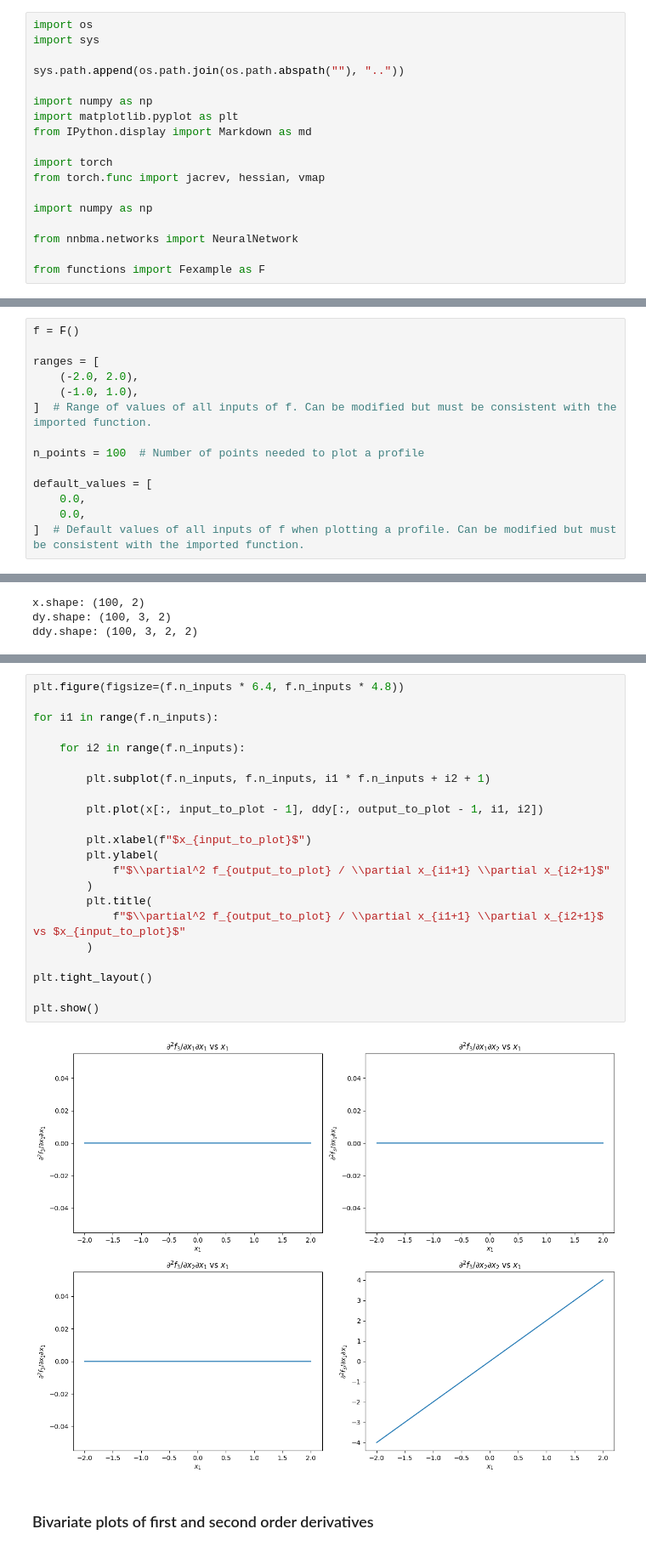
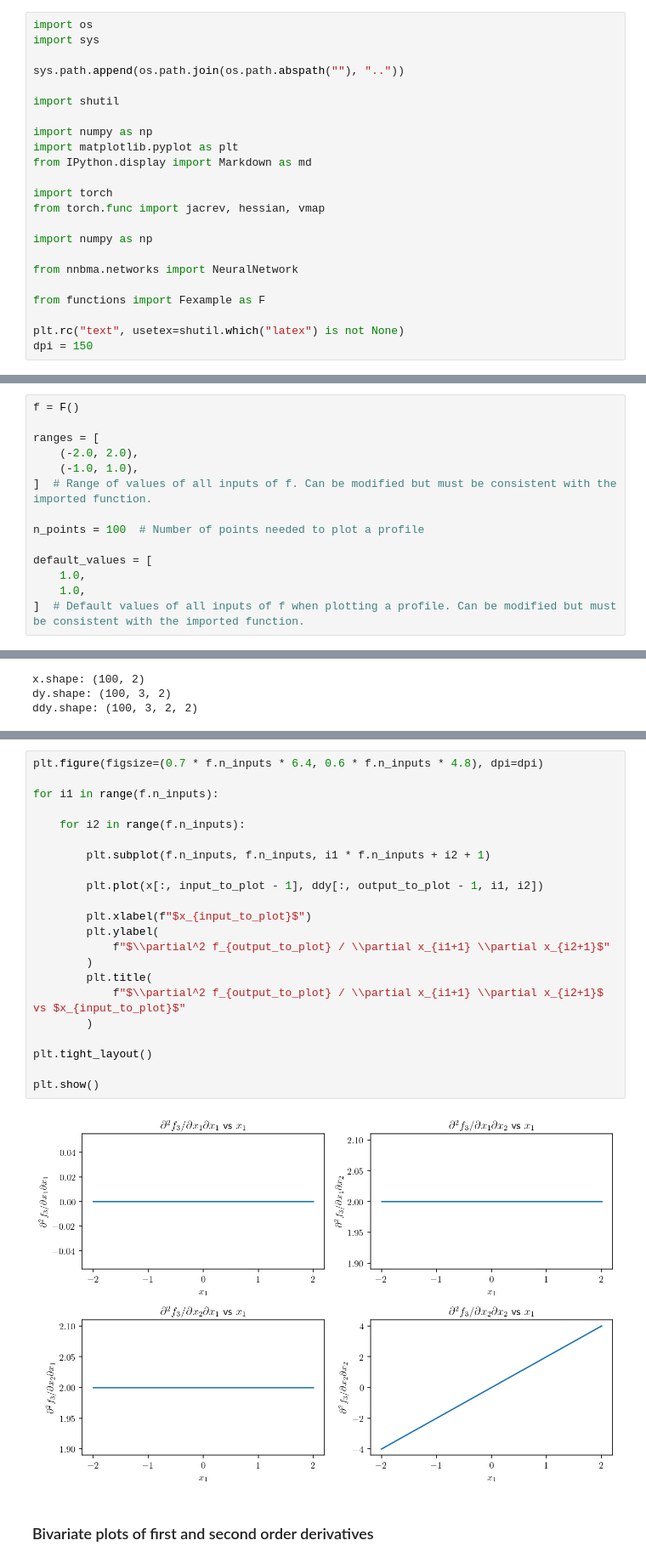
Before and after one commit to einigl/ism-model-nn-approximation, a Jupyter notebook: examples/derivatives.ipynb, the cells around one changed output, grey strips where cells are left out. Shown at 85% size. Saved outputs shown, nothing was run; the diff lists cells and outputs as text.

```diff
--- a/examples/derivatives.ipynb
+++ b/examples/derivatives.ipynb
@@ -7,6 +7,8 @@ import os
 import sys
 
 sys.path.append(os.path.join(os.path.abspath(""), ".."))
+
+import shutil
 
 import numpy as np
 import matplotlib.pyplot as plt
@@ -20,6 +22,9 @@ import numpy as np
 from nnbma.networks import NeuralNetwork
 
 from functions import Fexample as F
+
+plt.rc("text", usetex=shutil.which("latex") is not None)
+dpi = 150
 # %% [markdown]
 ## Introduction to differentiation with PyTorch
 
@@ -51,8 +56,8 @@ ranges = [
 n_points = 100  # Number of points needed to plot a profile
 
 default_values = [
-    0.0,
-    0.0,
+    1.0,
+    1.0,
 ]  # Default values of all inputs of f when plotting a profile. Can be modified but must be consistent with the imported function.
 # %% [markdown]
 ## Loading of the trained network
@@ -128,27 +133,27 @@ plt.show()
 # %%
-plt.figure(figsize=(f.n_inputs * 6.4, f.n_inputs * 4.8))
+plt.figure(figsize=(0.7 * f.n_inputs * 6.4, 0.6 * f.n_inputs * 4.8), dpi=dpi)
 
 for i1 in range(f.n_inputs):
 
     for i2 in range(f.n_inputs):
 
         plt.subplot(f.n_inputs, f.n_inputs, i1 * f.n_inputs + i2 + 1)
 
         plt.plot(x[:, input_to_plot - 1], ddy[:, output_to_plot - 1, i1, i2])
 
         plt.xlabel(f"$x_{input_to_plot}$")
         plt.ylabel(
             f"$\\partial^2 f_{output_to_plot} / \\partial x_{i1+1} \\partial x_{i2+1}$"
         )
         plt.title(
             f"$\\partial^2 f_{output_to_plot} / \\partial x_{i1+1} \\partial x_{i2+1}$ vs $x_{input_to_plot}$"
         )
 
 plt.tight_layout()
 
 plt.show()
 # %% [output]
-[figure, old version]
+[figure, new version]
 # %% [markdown]
 ### Bivariate plots of first and second order derivatives
 # %%
```
Also changed, not shown: parts of 14 cells of this notebook, 18 other files.
